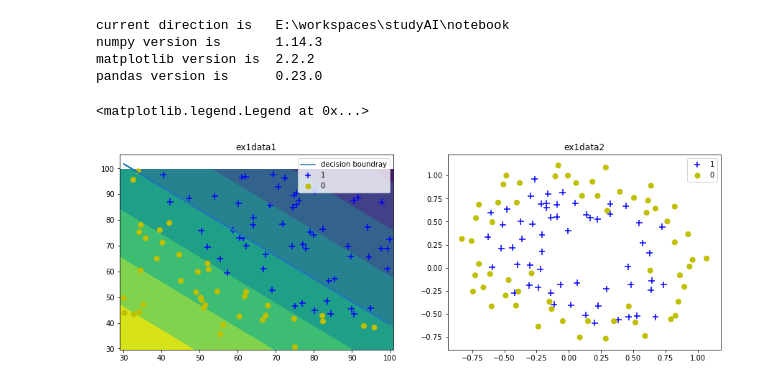
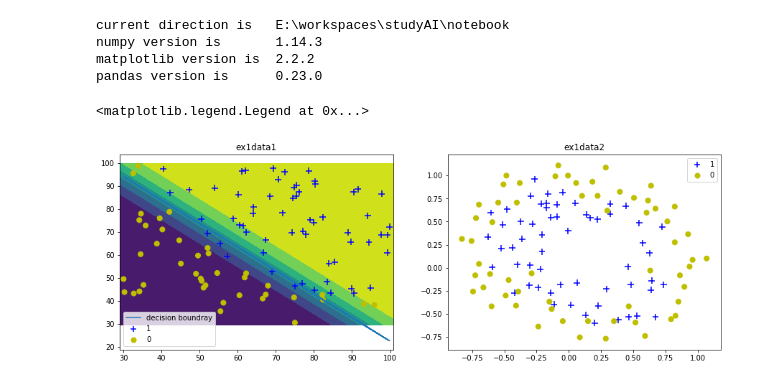
Before and after one commit to szlevinli/studyAI, a Jupyter notebook: notebook/plot_scatter.ipynb, the cells around one changed output. Cells and saved outputs as stored; diff of their text form; code cells hidden in the pictures.

```diff
--- a/notebook/plot_scatter.ipynb
+++ b/notebook/plot_scatter.ipynb
@@ -56,12 +56,12 @@ x = df[0]
 y = df[1]
 
 ### plot decision boundary with single line ###
-theta_0, theta_1, theta_2 = 0.06922989, -0.00048071, -0.00053823
+theta_0, theta_1, theta_2 = -25.16133284, 0.2062317, 0.2014716
 yy = -1 * (theta_0 + theta_1 * x) / theta_2
 axes[0].plot(x, yy, label='decision boundray')
 
 ### plot decision boundray use contour ###
-theta = [0.06922989, -0.00048071, -0.00053823]
+theta = [-25.16133284, 0.2062317, 0.2014716]
 x1_min, x1_max = df[0].min() - 1, df[0].max() + 1
 x2_min, x2_max = df[1].min() - 1, df[1].max() + 1
 
@@ -78,31 +78,31 @@ assert X.shape[0] == h.shape[0]
 H = h.reshape(xx1.shape)
 
 axes[0].contourf(xx1, xx2, H)
 
 ### plot scatter ###
 area = df[2]
 
 masked_0 = np.ma.masked_where(area == 0, area) * 80
 masked_1 = np.ma.masked_where(area == 1, area) + 50
 axes[0].scatter(x, y, s=masked_0, marker='+', c='b', label='1')
 axes[0].scatter(x, y, s=masked_1, marker='o', c='y', label='0')
 axes[0].set_title('ex1data1')
 
 axes[0].legend()
 
 #################################################################
 # plot ex2data2
 df = pd.read_csv('../data/andrew/ex2data2.csv', header=None)
 x = df[0]
 y = df[1]
 area = df[2]
 
 masked_0 = np.ma.masked_where(area == 0, area) * 80
 masked_1 = np.ma.masked_where(area == 1, area) + 50
 axes[1].scatter(x, y, s=masked_0, marker='+', c='b', label='1')
 axes[1].scatter(x, y, s=masked_1, marker='o', c='y', label='0')
 axes[1].set_title('ex1data2')
 axes[1].legend()
 # %% [output]
 <matplotlib.legend.Legend at 0x...>
-[figure, old version]
+[figure, new version]
```
